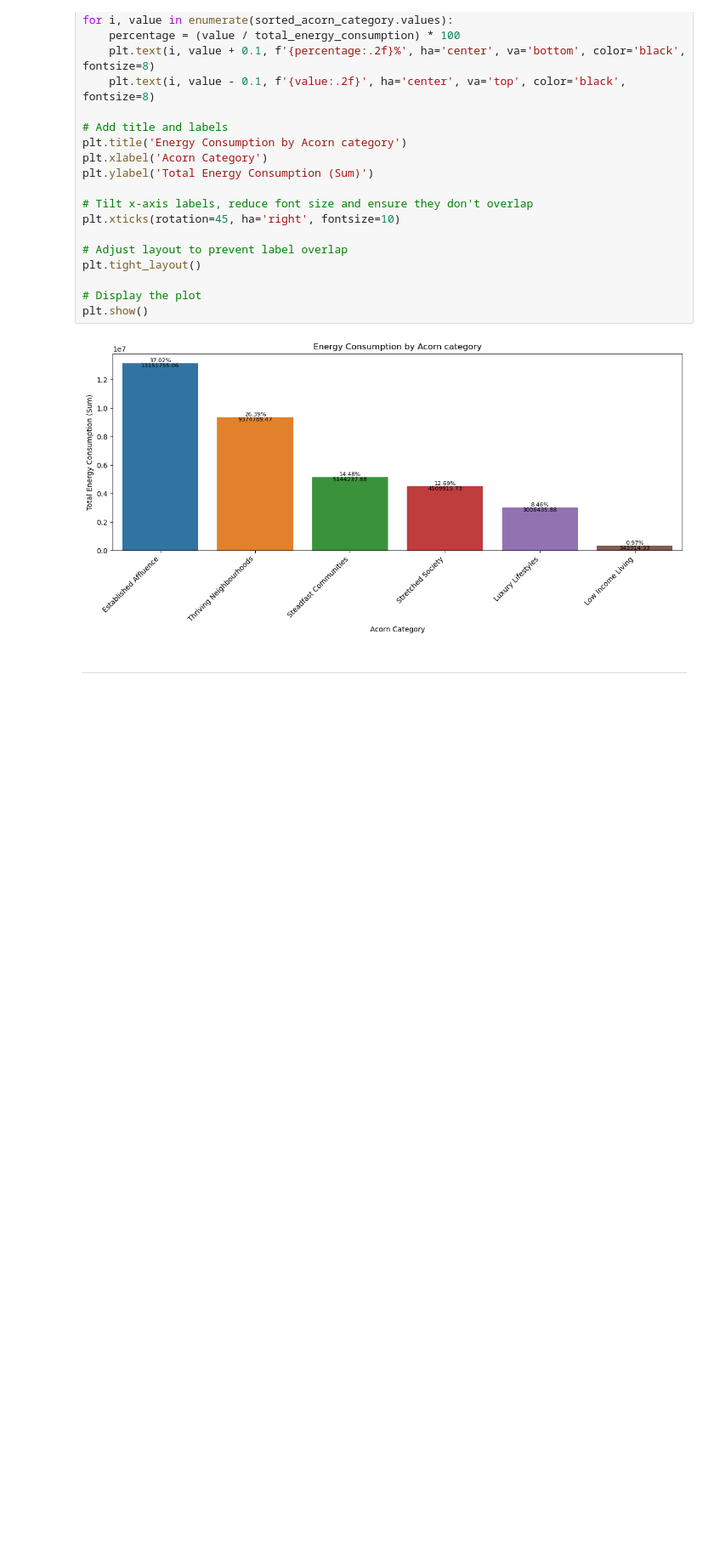
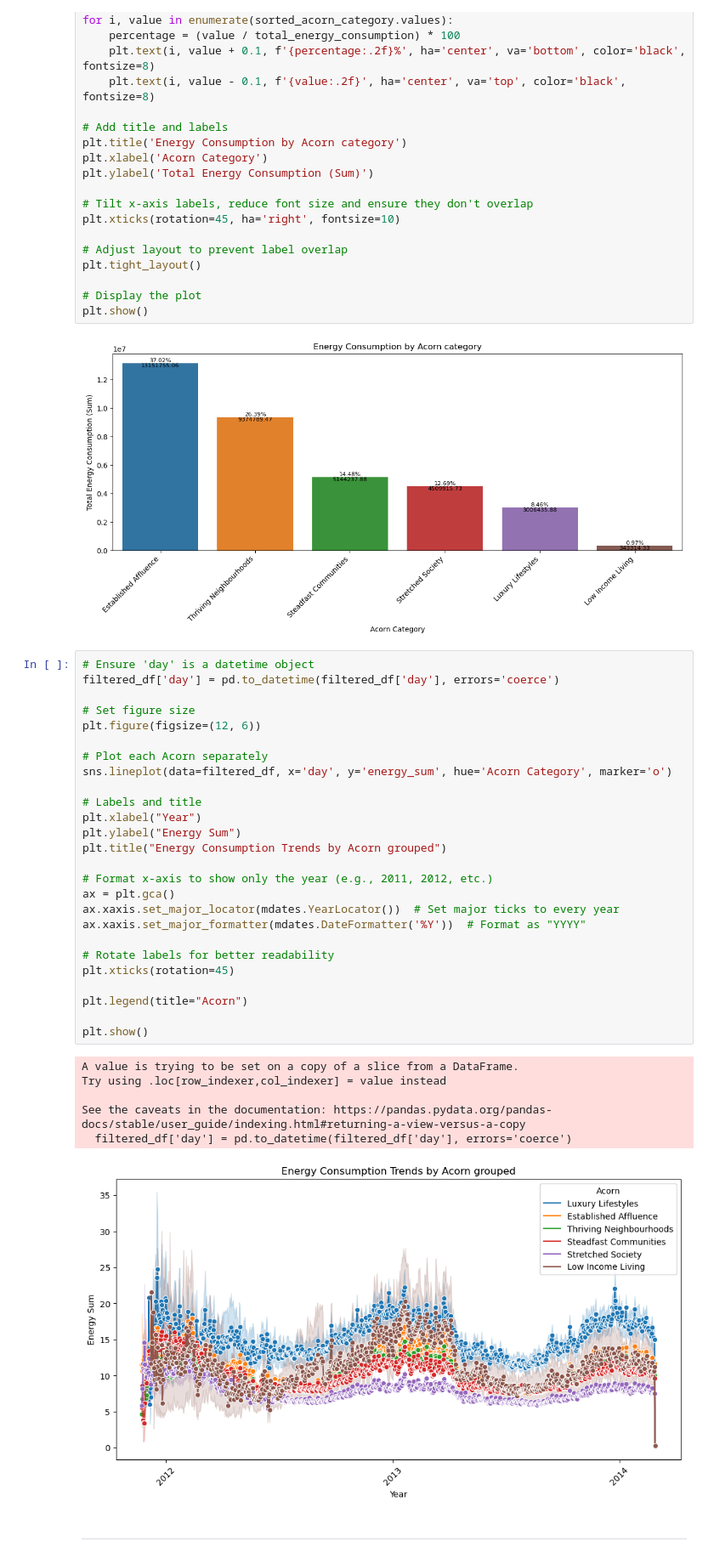
Before and after one commit to shanniekwok/IS459-G1T7, a Jupyter notebook: 2.1 Internal Factors Analysis.ipynb, the cells around one changed output. Shown at 85% size. Cells and saved outputs as stored; diff of their text form; blank space fills up the shorter version.

```diff
--- a/2.1 Internal Factors Analysis.ipynb
+++ b/2.1 Internal Factors Analysis.ipynb
@@ -507,6 +571,39 @@ plt.tight_layout()
 plt.show()
 # %% [output]
 [figure]
+# %%
+# Ensure 'day' is a datetime object
+filtered_df['day'] = pd.to_datetime(filtered_df['day'], errors='coerce')
+
+# Set figure size
+plt.figure(figsize=(12, 6))
+
+# Plot each Acorn separately
+sns.lineplot(data=filtered_df, x='day', y='energy_sum', hue='Acorn Category', marker='o')
+
+# Labels and title
+plt.xlabel("Year")
+plt.ylabel("Energy Sum")
+plt.title("Energy Consumption Trends by Acorn grouped")
+
+# Format x-axis to show only the year (e.g., 2011, 2012, etc.)
+ax = plt.gca()
+ax.xaxis.set_major_locator(mdates.YearLocator())  # Set major ticks to every year
+ax.xaxis.set_major_formatter(mdates.DateFormatter('%Y'))  # Format as "YYYY"
+
+# Rotate labels for better readability
+plt.xticks(rotation=45)
+
+plt.legend(title="Acorn")
+
+plt.show()
+# %% [output]
+A value is trying to be set on a copy of a slice from a DataFrame.
+Try using .loc[row_indexer,col_indexer] = value instead
+
+See the caveats in the documentation: https://pandas.pydata.org/pandas-docs/stable/user_guide/indexing.html#returning-a-view-versus-a-copy
+  filtered_df['day'] = pd.to_datetime(filtered_df['day'], errors='coerce')
+[figure, added]
 # %% [markdown]
 ---
 # %% [markdown]
```
Also changed, not shown: parts of 3 cells of this notebook.
